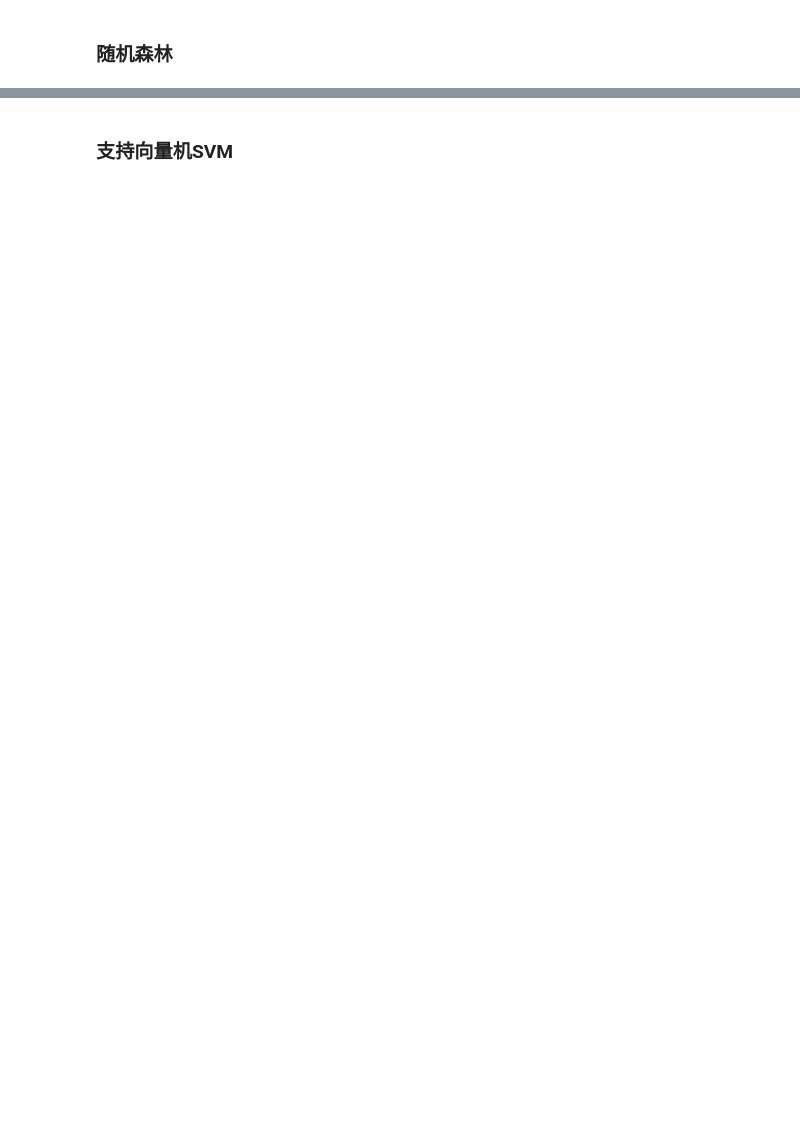
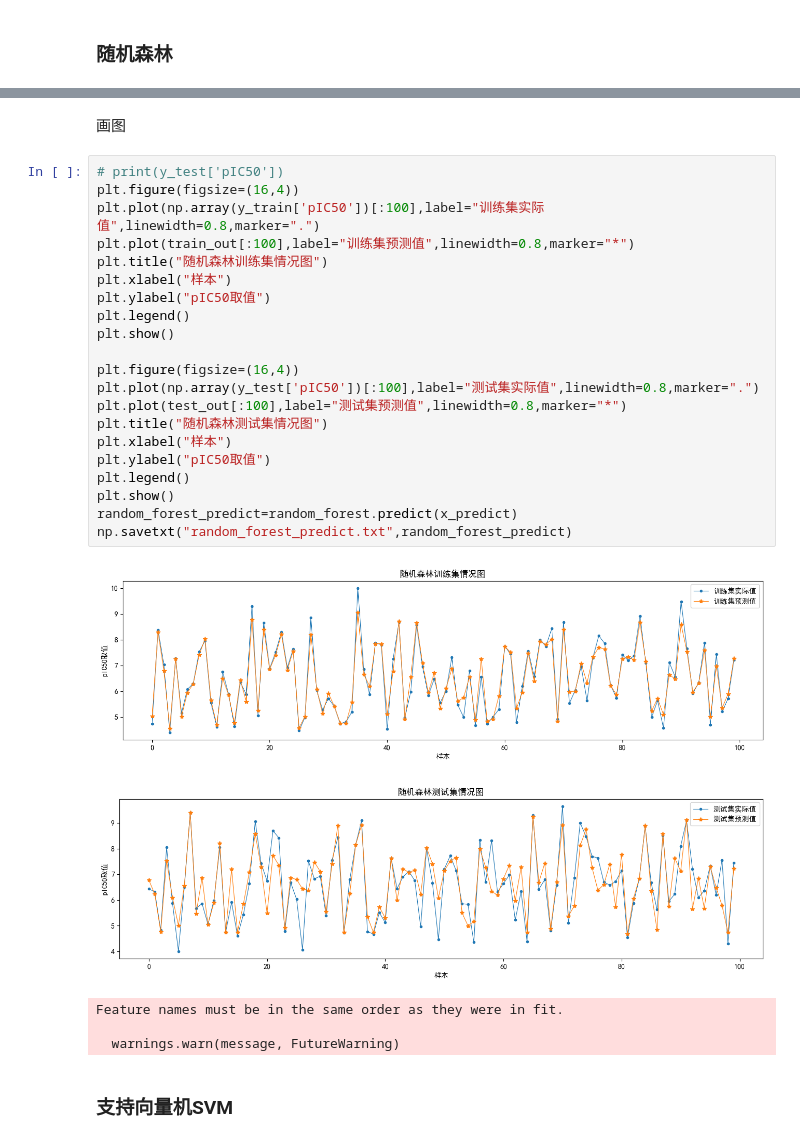
Before and after one commit to keptupp/PythonDataAnalysisAndShow, a Jupyter notebook: exercise_big/answer_2.ipynb, the cells around one changed output, grey strips where cells are left out. Saved outputs shown, nothing was run; the diff lists cells and outputs as text; blank space fills up the shorter version.

```diff
--- a/exercise_big/answer_2.ipynb
+++ b/exercise_big/answer_2.ipynb
@@ -167,3 +197,32 @@ Name: pIC50, Length: 593, dtype: float64
+# %% [markdown]
+画图
+# %%
+# print(y_test['pIC50'])
+plt.figure(figsize=(16,4))
+plt.plot(np.array(y_train['pIC50'])[:100],label="训练集实际值",linewidth=0.8,marker=".")
+plt.plot(train_out[:100],label="训练集预测值",linewidth=0.8,marker="*")
+plt.title("随机森林训练集情况图")
+plt.xlabel("样本")
+plt.ylabel("pIC50取值")
+plt.legend()
+plt.show()
+
+plt.figure(figsize=(16,4))
+plt.plot(np.array(y_test['pIC50'])[:100],label="测试集实际值",linewidth=0.8,marker=".")
+plt.plot(test_out[:100],label="测试集预测值",linewidth=0.8,marker="*")
+plt.title("随机森林测试集情况图")
+plt.xlabel("样本")
+plt.ylabel("pIC50取值")
+plt.legend()
+plt.show()
+random_forest_predict=random_forest.predict(x_predict)
+np.savetxt("random_forest_predict.txt",random_forest_predict)
+# %% [output]
+[figure, added]
+[figure, added]
+Feature names must be in the same order as they were in fit.
+
+  warnings.warn(message, FutureWarning)
 # %% [markdown]
 ### 支持向量机SVM
 # %%
```
Also changed, not shown: parts of 15 cells of this notebook, 7 other files.
